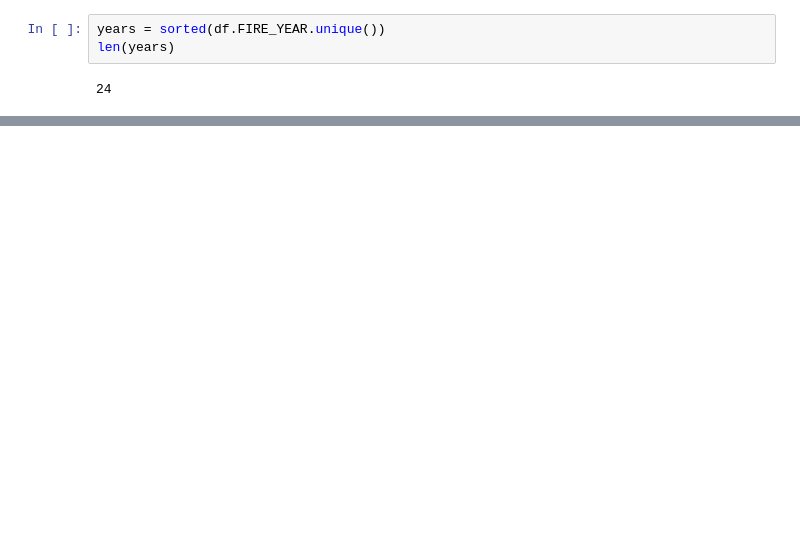
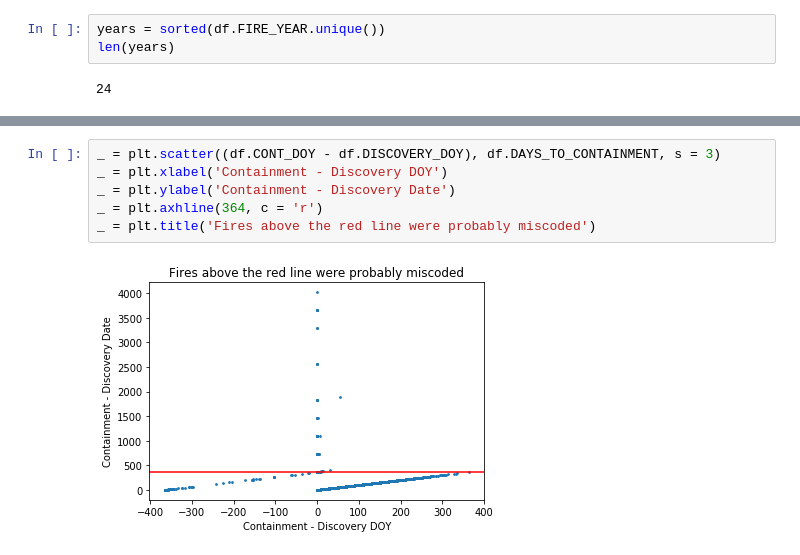
Before and after one commit to Adenordis/Springboard-Capstone-2, a Jupyter notebook: Capstone2_0_ExploreWildfiresData.ipynb, the cells around one changed output, grey strips where cells are left out. Drawn from its saved outputs; the diff is of its cells as text; blank space fills up the shorter version.

```diff
--- a/Capstone2_0_ExploreWildfiresData.ipynb
+++ b/Capstone2_0_ExploreWildfiresData.ipynb
@@ -114,0 +299,8 @@ _ = plt.tight_layout()
+# %%
+_ = plt.scatter((df.CONT_DOY - df.DISCOVERY_DOY), df.DAYS_TO_CONTAINMENT, s = 3)
+_ = plt.xlabel('Containment - Discovery DOY')
+_ = plt.ylabel('Containment - Discovery Date')
+_ = plt.axhline(364, c = 'r')
+_ = plt.title('Fires above the red line were probably miscoded')
+# %% [output]
+[figure, added]
```
Also changed, not shown: parts of 46 cells of this notebook, 7 other files.
